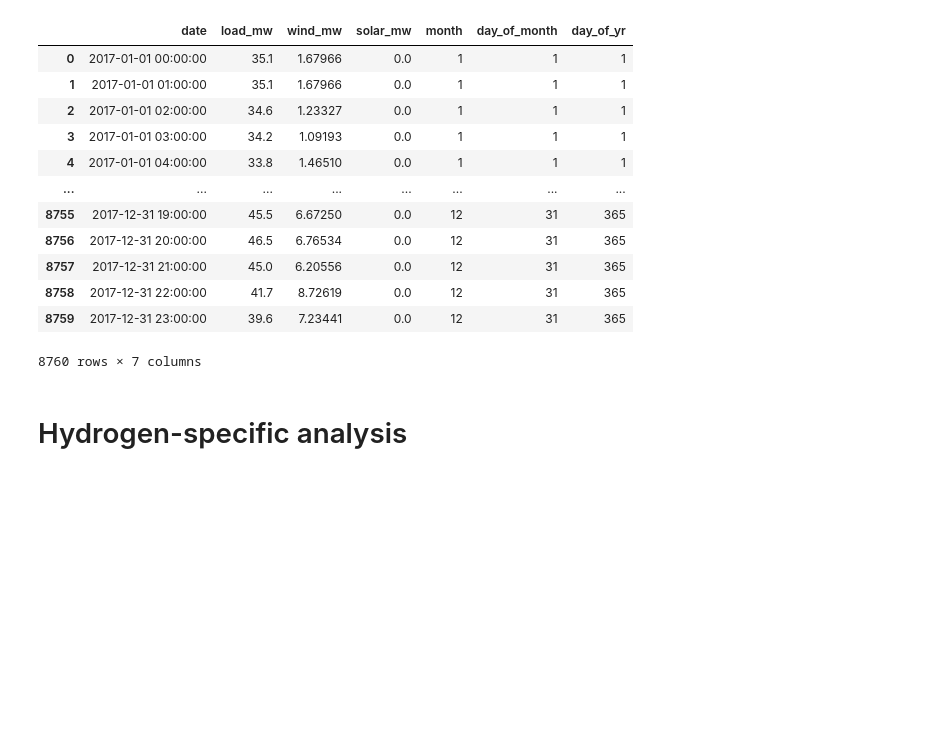
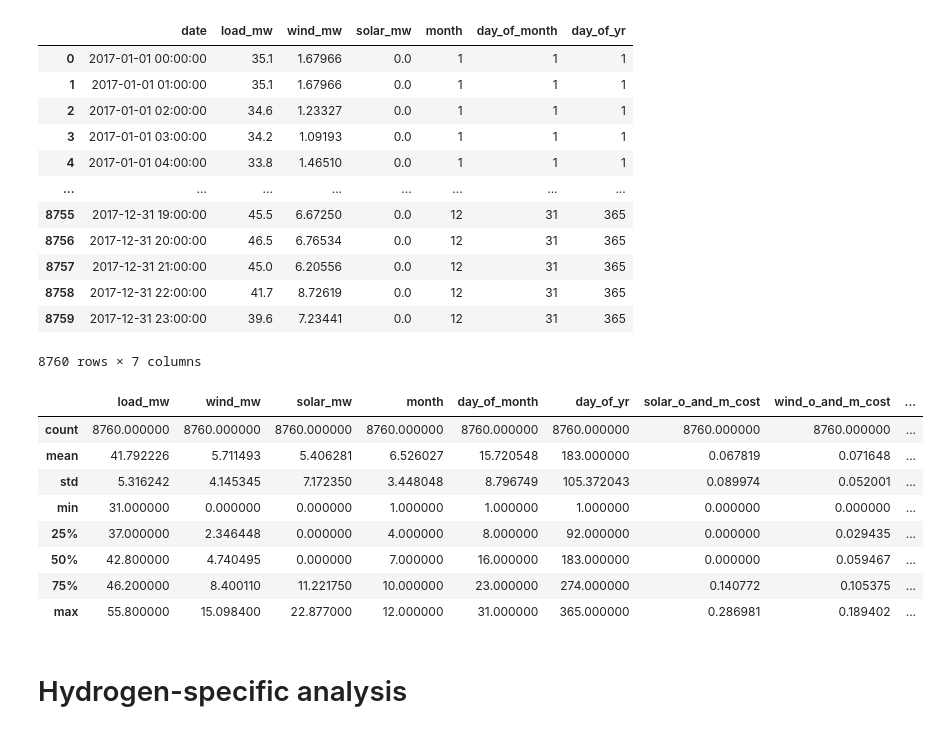
Before and after one commit to b-o-l-l-a/aes-engy-692, a Jupyter notebook: amerigo_island/notebooks/hydrogen.ipynb, the cells around one changed output. Saved outputs shown, nothing was run; the diff lists cells and outputs as text; code cells hidden in the pictures; blank space fills up the shorter version.

```diff
--- a/amerigo_island/notebooks/hydrogen.ipynb
+++ b/amerigo_island/notebooks/hydrogen.ipynb
@@ -213,11 +214,25 @@ def add_common_derived_columns(df):
         axis=1
     )
 
+    de
+
 
     return decorated_df
 # %%
 final_load_and_vre_df = add_common_derived_columns(cleaned_load_and_vre_df)
 final_load_and_vre_df.to_csv(os.path.join(INTERIM_DATA_DIR, FINAL_LOAD_AND_VRE_FILENAME), index=False)
+# %%
+final_load_and_vre_df.describe()
+# %% [output]
+|  | load_mw | wind_mw | solar_mw | month | day_of_month | day_of_yr | solar_o_and_m_cost | wind_o_and_m_cost | ... |
+| count | 8760.000000 | 8760.000000 | 8760.000000 | 8760.000000 | 8760.000000 | 8760.000000 | 8760.000000 | 8760.000000 | ... |
+| mean | 41.792226 | 5.711493 | 5.406281 | 6.526027 | 15.720548 | 183.000000 | 0.067819 | 0.071648 | ... |
+| std | 5.316242 | 4.145345 | 7.172350 | 3.448048 | 8.796749 | 105.372043 | 0.089974 | 0.052001 | ... |
+| min | 31.000000 | 0.000000 | 0.000000 | 1.000000 | 1.000000 | 1.000000 | 0.000000 | 0.000000 | ... |
+| 25% | 37.000000 | 2.346448 | 0.000000 | 4.000000 | 8.000000 | 92.000000 | 0.000000 | 0.029435 | ... |
+| 50% | 42.800000 | 4.740495 | 0.000000 | 7.000000 | 16.000000 | 183.000000 | 0.000000 | 0.059467 | ... |
+| 75% | 46.200000 | 8.400110 | 11.221750 | 10.000000 | 23.000000 | 274.000000 | 0.140772 | 0.105375 | ... |
+| max | 55.800000 | 15.098400 | 22.877000 | 12.000000 | 31.000000 | 365.000000 | 0.286981 | 0.189402 | ... |
 # %% [markdown]
 # Hydrogen-specific analysis
 # %%
```
Also changed, not shown: parts of 1 cell of this notebook, 4 other files.
